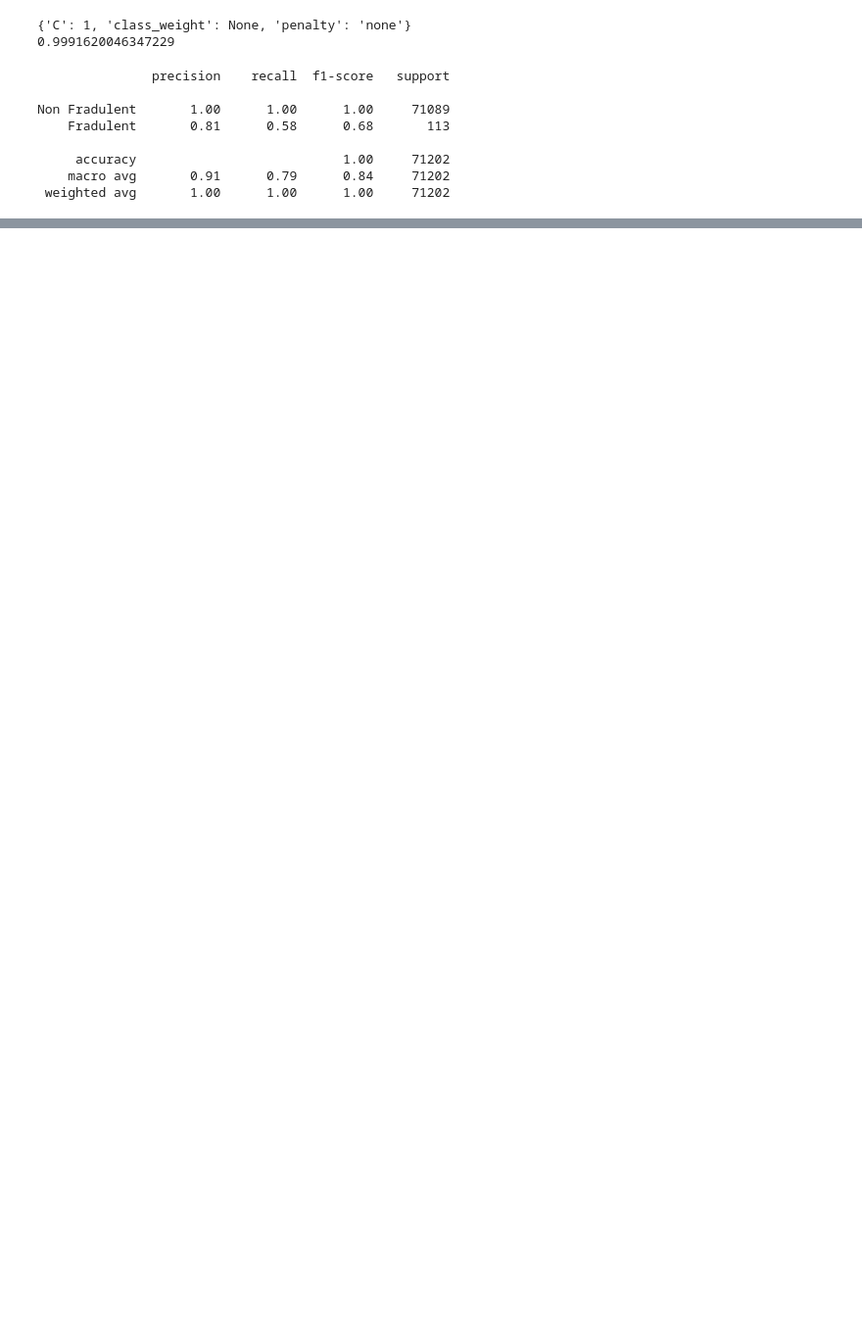
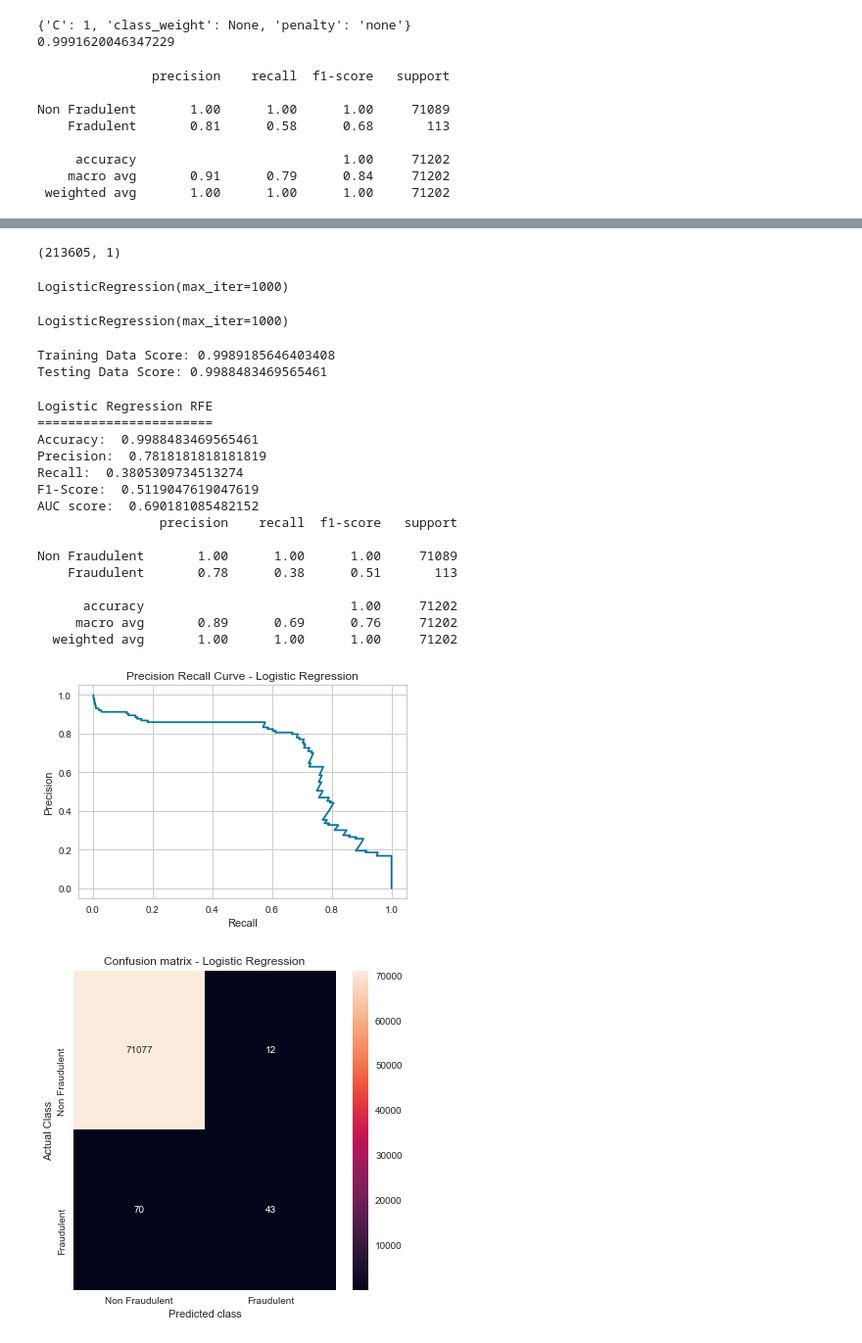
Before and after one commit to cdalsania/Credit_Card_Fraud_Detection, a Jupyter notebook: ml_models/LogisticRegressionModel.ipynb, the cells around one changed output, grey strips where cells are left out. Shown: that part at 98% size. Saved outputs shown, nothing was run; the diff lists cells and outputs as text; code cells hidden in the pictures; blank space fills up the shorter version.

Commit message:
RFE model

```diff
--- a/ml_models/LogisticRegressionModel.ipynb
+++ b/ml_models/LogisticRegressionModel.ipynb
@@ -755,0 +880,4 @@ Non Fraudulent       1.00      0.98      0.99     71089
+# %%
+y_train_rfe.shape
+# %% [output]
+(213605, 1)
@@ -755,0 +890,61 @@ Non Fraudulent       1.00      0.98      0.99     71089
+# %%
+model_rfe = LogisticRegression(max_iter=1000)
+model_rfe
+# %% [output]
+LogisticRegression(max_iter=1000)
+# %%
+model_rfe.fit(X_train_scaled_rfe, y_train_rfe.flatten())
+# %% [output]
+LogisticRegression(max_iter=1000)
+# %%
+print(f"Training Data Score: {model_rfe.score(X_train_scaled_rfe, y_train_rfe)}")
+print(f"Testing Data Score: {model_rfe.score(X_test_scaled_rfe, y_test_rfe)}")
+# %% [output]
+Training Data Score: 0.9989185646403408
+Testing Data Score: 0.9988483469565461
+# %%
+# Make predictions with the model
+predictions_rfe = model_rfe.predict(X_test_scaled_rfe)
+# %%
+predictProba_rfe = model_rfe.predict_proba(X_test_scaled_rfe)[:,1]
+# %%
+print("Logistic Regression RFE")
+print("=======================")
+print("Accuracy: ",accuracy_score(y_test_rfe.flatten(), predictions_rfe))
+print("Precision: ",precision_score(y_test_rfe.flatten(), predictions_rfe))
+print("Recall: ",recall_score(y_test_rfe.flatten(), predictions_rfe))
+print("F1-Score: ",f1_score(y_test_rfe.flatten(), predictions_rfe))
+print("AUC score: ",roc_auc_score(y_test_rfe.flatten(), predictions_rfe))
+print(classification_report(y_test_rfe.flatten(), predictions_rfe,
+                            target_names=["Non Fraudulent", "Fraudulent"]))
+p, r, t = precision_recall_curve(y_test_rfe.flatten(), predictProba_rfe)
+plt.plot(p, r)
+plt.xlabel('Recall')
+plt.ylabel('Precision')
+plt.title('Precision Recall Curve - Logistic Regression')
+confusionMatrix = confusion_matrix(y_test_rfe.flatten(), predictions_rfe)
+plt.figure(figsize =(6, 6))
+sns.heatmap(confusionMatrix, xticklabels = ['Non Fraudulent', 'Fraudulent'],
+            yticklabels = ['Non Fraudulent', 'Fraudulent'], annot = True, fmt ="d");
+plt.title("Confusion matrix - Logistic Regression")
+plt.ylabel('Actual Class')
+plt.xlabel('Predicted class')
+plt.show()
+# %% [output]
+Logistic Regression RFE
+=======================
+Accuracy:  0.9988483469565461
+Precision:  0.7818181818181819
+Recall:  0.3805309734513274
+F1-Score:  0.5119047619047619
+AUC score:  0.690181085482152
+                precision    recall  f1-score   support
+
+Non Fraudulent       1.00      1.00      1.00     71089
+    Fraudulent       0.78      0.38      0.51       113
+
+      accuracy                           1.00     71202
+     macro avg       0.89      0.69      0.76     71202
+  weighted avg       1.00      1.00      1.00     71202
+[figure, added]
+[figure, added]
```
Also changed, not shown: parts of 18 cells of this notebook.
